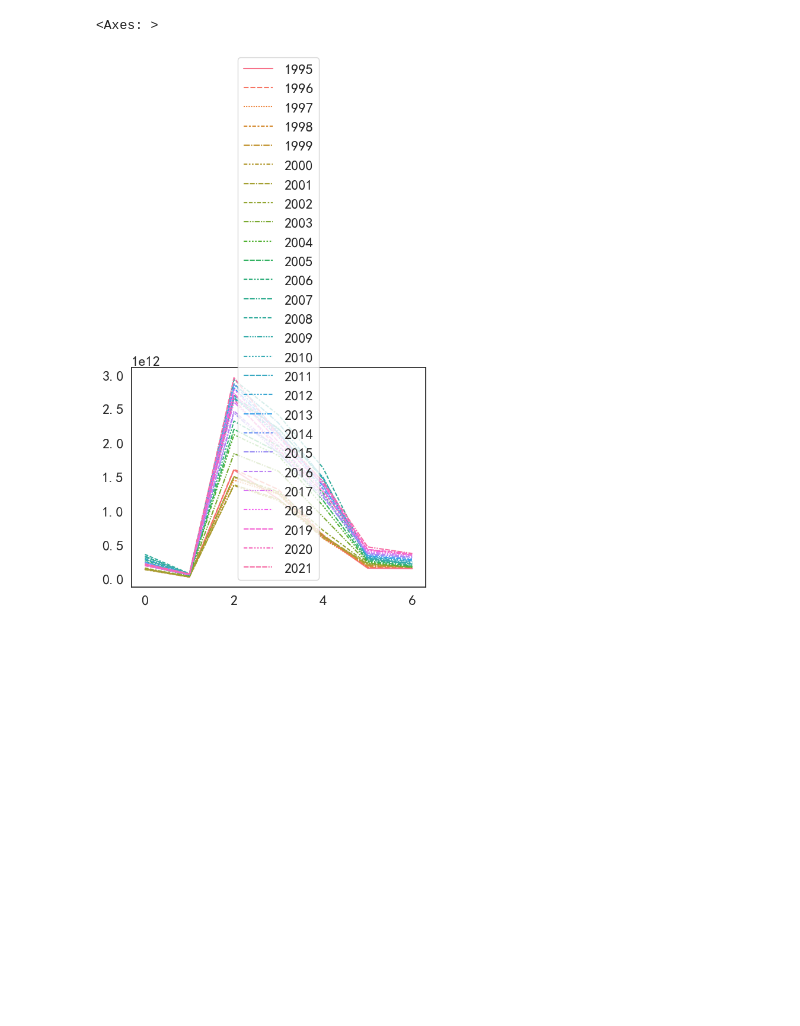
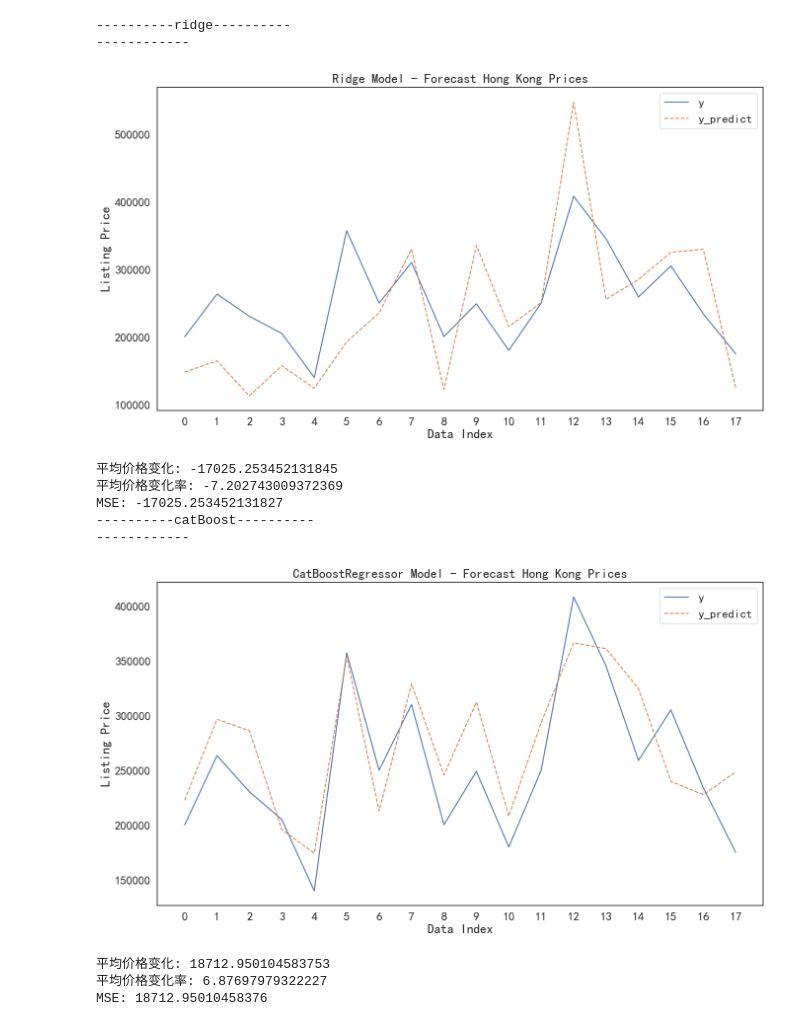
Before and after one commit to james-curtis/2023SpringMCM, a Jupyter notebook: T3/模拟香港地区.ipynb, the cells around one changed output. Cells and saved outputs as stored; diff of their text form; code cells hidden in the pictures; blank space fills up the shorter version.

```diff
--- a/T3/模拟香港地区.ipynb
+++ b/T3/模拟香港地区.ipynb
@@ -135,6 +69,69 @@ plt.show()
-# %%
-
-sns.lineplot(gdpDf.iloc[:, 40:])
-# %% [output]
-<Axes: >
-[figure, removed]
+# %%
+
+def test(model, getxy, x_sampled=None, additionFilename='', pltTitle='', log=''):
+    print(f'------{log}------')
+    plt.figure(figsize=(14, 8))
+    modelName = type(model).__name__
+    X, y, _ = getxy()
+
+    # 使用模型进行预测
+    y_pred = model.predict(X)
+
+    # 减少数据点的数量
+    if x_sampled is None:
+        x_sampled = np.arange(len(X['年份'])).astype('int64')
+        plt.xticks(x_sampled)
+    else:
+        x_sampled = x_sampled(X, y)
+    y_pred = y_pred[x_sampled]
+    y = y[x_sampled]
+
+    # 还原价格
+    y_pred = np.exp(y_pred)
+    y = np.exp(y)
+
+    title = f'{modelName} Model - {pltTitle}'
+    plt.plot(x_sampled, y, label='y')
+    plt.plot(x_sampled, y_pred, label='y_predict', linestyle='--')
+    plt.xlabel('Data Index')
+    plt.ylabel('Listing Price')
+    plt.title(title)
+    plt.tight_layout()
+    plt.legend()
+    plt.savefig(f'{additionFilename}-{title}.svg')
+    plt.show()
+
+    y_delta = y_pred.mean() - y.mean()
+    print(f'平均价格变化: {y_delta}')
+    print(f'平均价格变化率: {y_delta / y_pred.mean() * 100}')
+    print(f'MSE: {(y_pred - y).sum() / len(y)}')
+
+
+'''
+预测香港本身数据
+'''
+# 加载模型数据
+with open('../T1/regressive/Ridge.pkl', 'rb') as f:
+    print(f'----------ridge----------')
+    ridge = pickle.load(f)
+    test(ridge, getxy(r'香港数据 (1).xlsx', 'Sheet2', lambda df: df.pop('原价')), pltTitle='Forecast Hong Kong Prices')
+
+# 加载模型数据
+with open('../T1/regressive/CatBoostRegressor.pkl', 'rb') as f:
+    print(f'----------catBoost----------')
+    catBoost = pickle.load(f)
+    test(catBoost, getxy(r'香港数据 (1).xlsx', 'Sheet2', lambda df: df.pop('原价')),
+         pltTitle='Forecast Hong Kong Prices')
+# %% [output]
+----------ridge----------
+------------
+[figure, added]
+平均价格变化: -17025.253452131845
+平均价格变化率: -7.202743009372369
+MSE: -17025.253452131827
+----------catBoost----------
+------------
+[figure, added]
+平均价格变化: 18712.950104583753
+平均价格变化率: 6.87697979322227
+MSE: 18712.95010458376
```
Also changed, not shown: parts of 7 cells of this notebook, 11 other files.
